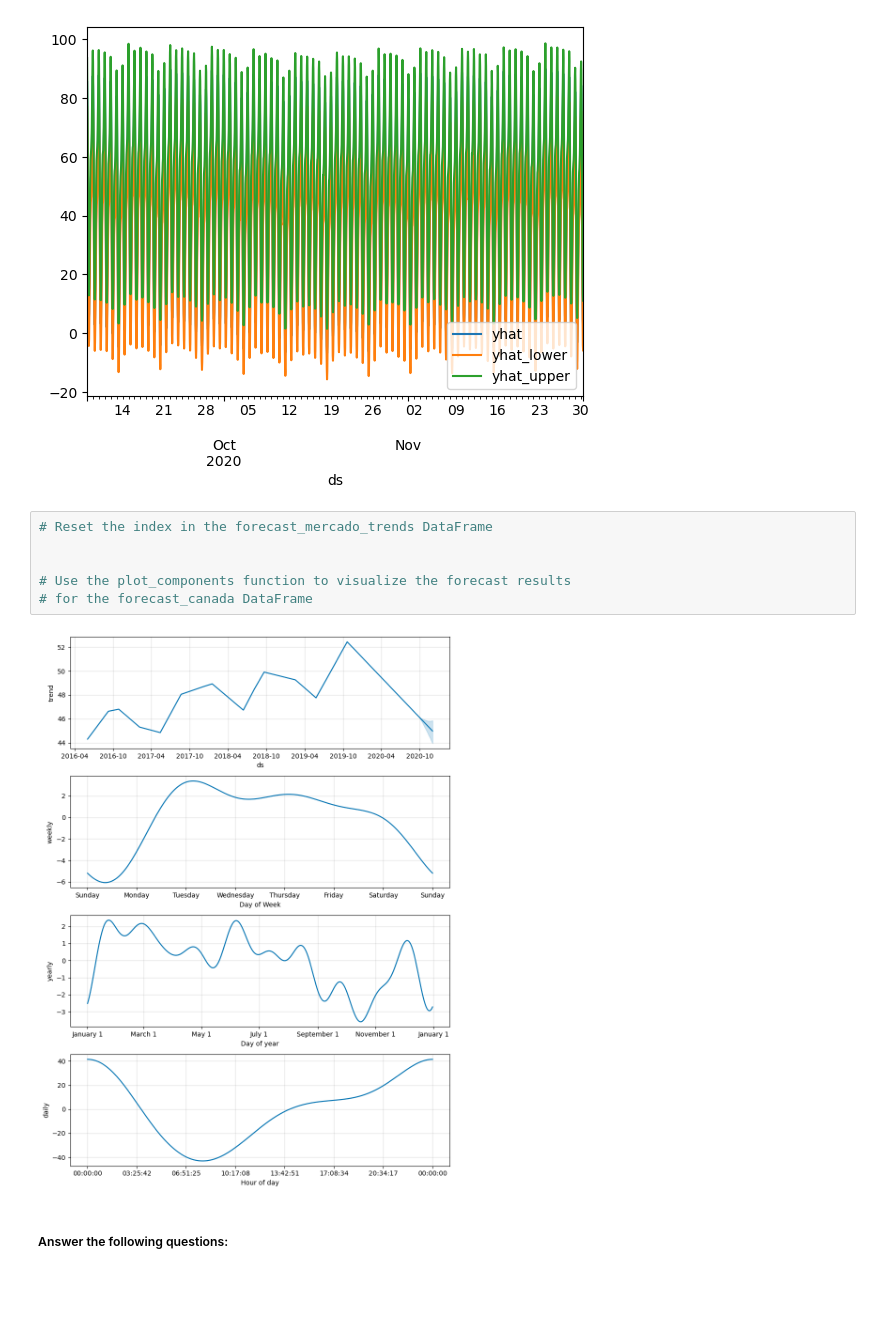
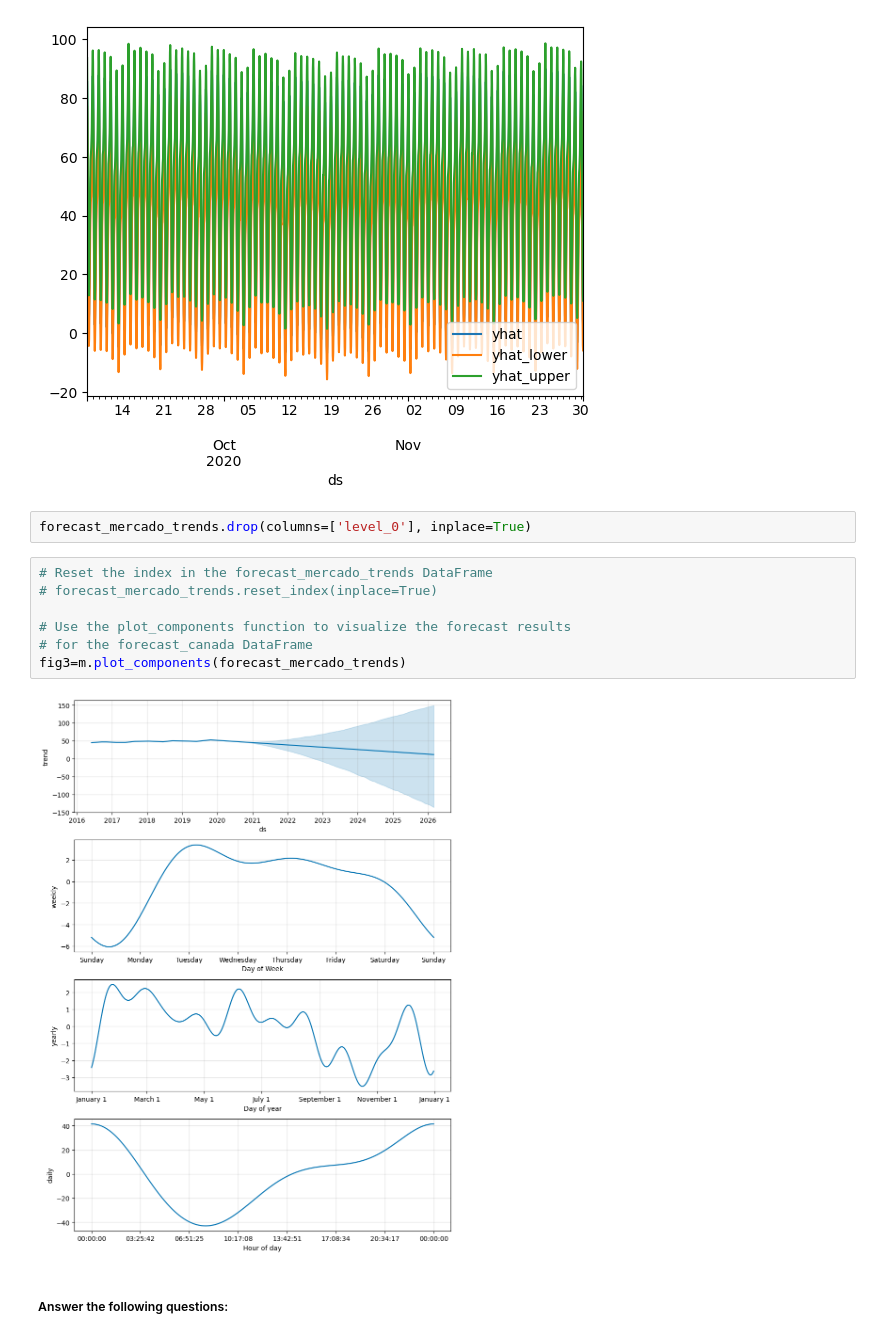
Before and after one commit to FLermaP/prophet-challenge, a Jupyter notebook: forecasting_net_prophet.ipynb, the cells around one changed output. Drawn from its saved outputs; the diff is of its cells as text; blank space fills up the shorter version.

```diff
--- a/forecasting_net_prophet.ipynb
+++ b/forecasting_net_prophet.ipynb
@@ -616,14 +614,17 @@ forecast_mercado_trends[-2000:][['yhat','yhat_lower','yhat_upper']].plot()
 # %% [output]
 <Axes: xlabel='ds'>
 [figure]
+# %%
+forecast_mercado_trends.drop(columns=['level_0'], inplace=True)
 # %%
 # Reset the index in the forecast_mercado_trends DataFrame
-
+# forecast_mercado_trends.reset_index(inplace=True)
 
 # Use the plot_components function to visualize the forecast results
 # for the forecast_canada DataFrame
+fig3=m.plot_components(forecast_mercado_trends)
 # %% [output]
-[figure, old version]
+[figure, new version]
 # %% [markdown]
 ##### Answer the following questions:
 # %% [markdown]
```
Also changed, not shown: parts of 8 cells of this notebook.
